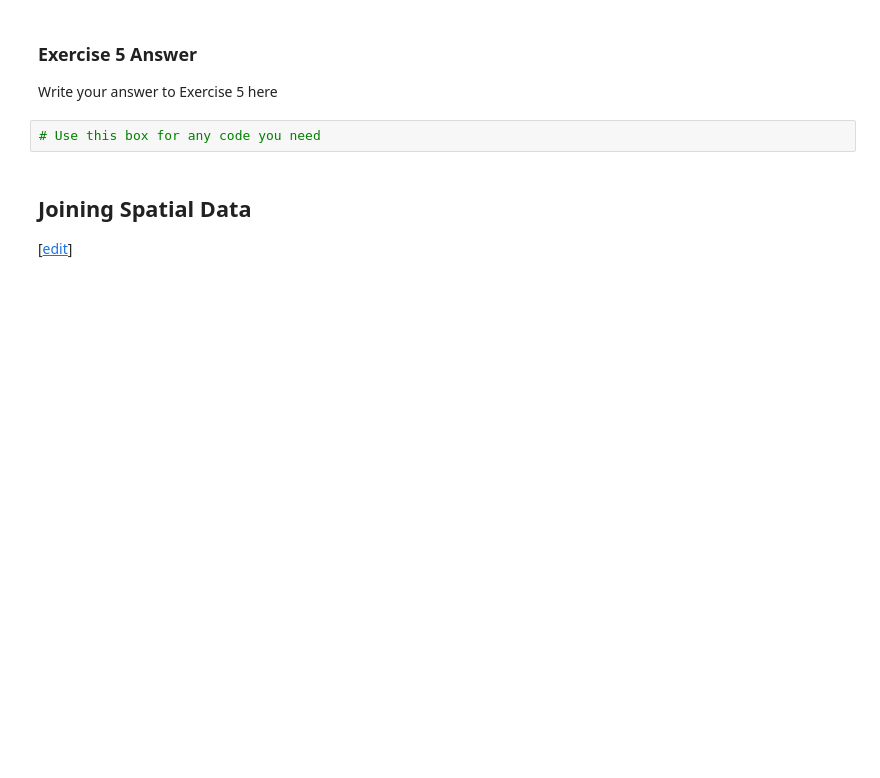
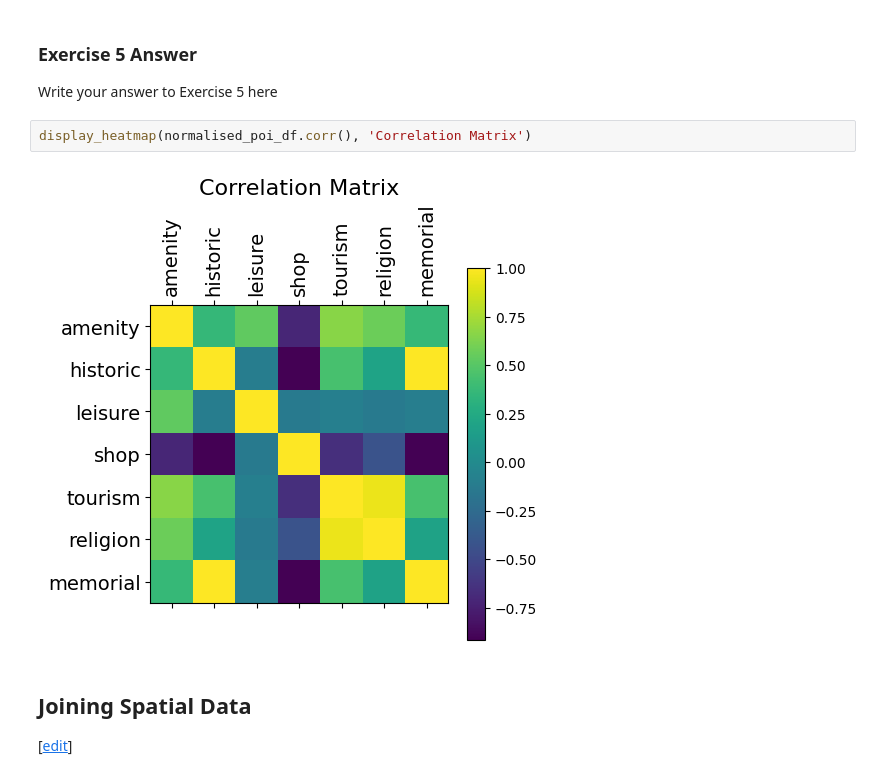
Before and after one commit to EuanWorth/ecw66_ads_2024, a Jupyter notebook: _notebooks/02-access-assess-geospatial.ipynb, the cells around one changed output. Saved outputs shown, nothing was run; the diff lists cells and outputs as text; blank space fills up the shorter version.

```diff
--- a/_notebooks/02-access-assess-geospatial.ipynb
+++ b/_notebooks/02-access-assess-geospatial.ipynb
@@ -719,7 +759,9 @@ say about your feature selection?
 
 Write your answer to Exercise 5 here
 # %%
-# Use this box for any code you need
+display_heatmap(normalised_poi_df.corr(), 'Correlation Matrix')
+# %% [output]
+[figure, added]
 # %% [markdown]
 ## Joining Spatial Data
 
```
Also changed, not shown: parts of 8 cells of this notebook.
